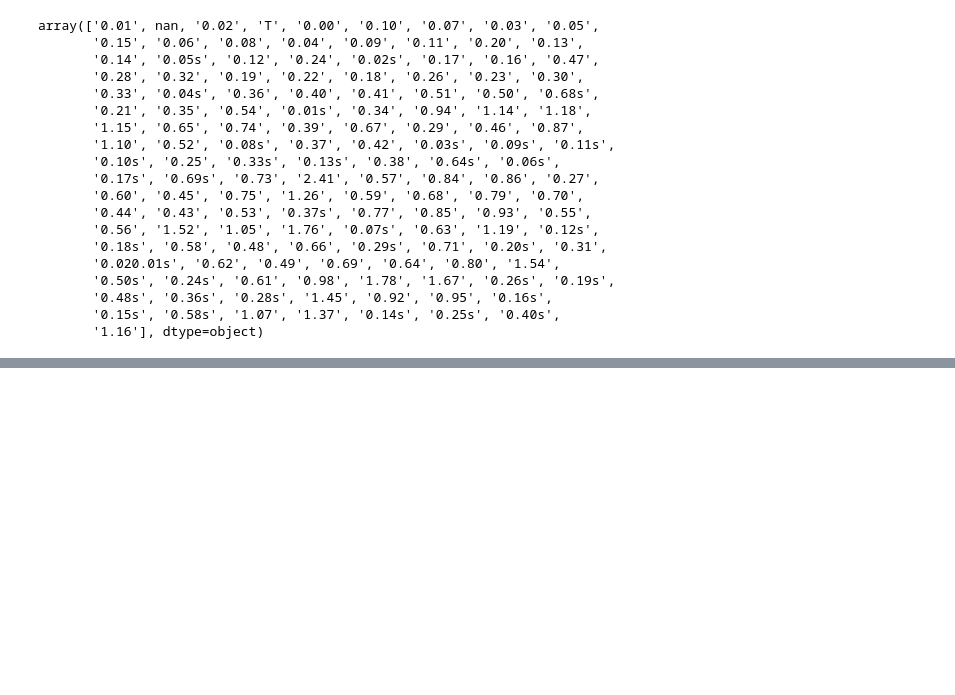
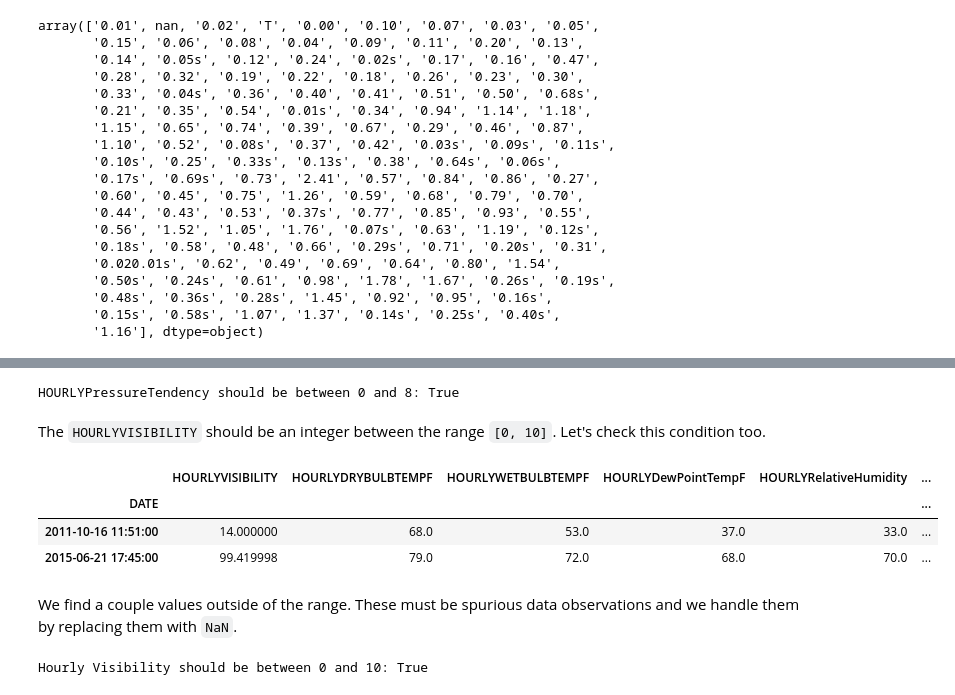
Before and after one commit to LoganMil/IBM-Data-Science-Professional-Certificate, a Jupyter notebook: 02_ToolsForDataScience/practice_NOAAWeatherData-JFK.ipynb, the cells around one changed output, grey strips where cells are left out. Drawn from its saved outputs; the diff is of its cells as text; code cells hidden in the pictures; blank space fills up the shorter version.

```diff
--- a/02_ToolsForDataScience/practice_NOAAWeatherData-JFK.ipynb
+++ b/02_ToolsForDataScience/practice_NOAAWeatherData-JFK.ipynb
@@ -176,0 +247,27 @@ array(['0.01', nan, '0.02', 'T', '0.00', '0.10', '0.07', '0.03', '0.05',
+# %%
+# Check if categorical variable HOURLYPressureTendency ever has a non-integer entry outside the bounds of 0-8.
+cond = len(data_hourly[-data_hourly['HOURLYPressureTendency'].isin(list(range(0,9)) + [np.nan])])
+print('HOURLYPressureTendency should be between 0 and 8: {}'.format(cond==0))
+# %% [output]
+HOURLYPressureTendency should be between 0 and 8: True
+# %% [markdown]
+The `HOURLYVISIBILITY` should be an integer between the range `[0, 10]`. Let's check this condition too.
+# %%
+# Hourly Visibility should be between 0 and 10
+data_hourly[(data_hourly['HOURLYVISIBILITY'] < 0) | (data_hourly['HOURLYVISIBILITY'] > 10)]
+# %% [output]
+|  | HOURLYVISIBILITY | HOURLYDRYBULBTEMPF | HOURLYWETBULBTEMPF | HOURLYDewPointTempF | HOURLYRelativeHumidity | ... |
+| DATE |  |  |  |  |  | ... |
+| 2011-10-16 11:51:00 | 14.000000 | 68.0 | 53.0 | 37.0 | 33.0 | ... |
+| 2015-06-21 17:45:00 | 99.419998 | 79.0 | 72.0 | 68.0 | 70.0 | ... |
+# %% [markdown]
+We find a couple values outside of the range. These must be spurious data observations and we handle them by replacing them with `NaN`.
+# %%
+# Replace any hourly visibility figure outside these bounds with NaN
+data_hourly.loc[data_hourly['HOURLYVISIBILITY'] > 10, 'HOURLYVISIBILITY'] = np.nan
+
+# Hourly visibility should be between 0 and 10
+cond = len(data_hourly[(data_hourly['HOURLYVISIBILITY'] < 0) | (data_hourly['HOURLYVISIBILITY'] > 10)])
+print('Hourly Visibility should be between 0 and 10: {}'.format(cond == 0))
+# %% [output]
+Hourly Visibility should be between 0 and 10: True
```
Also changed, not shown: parts of 10 cells of this notebook.
